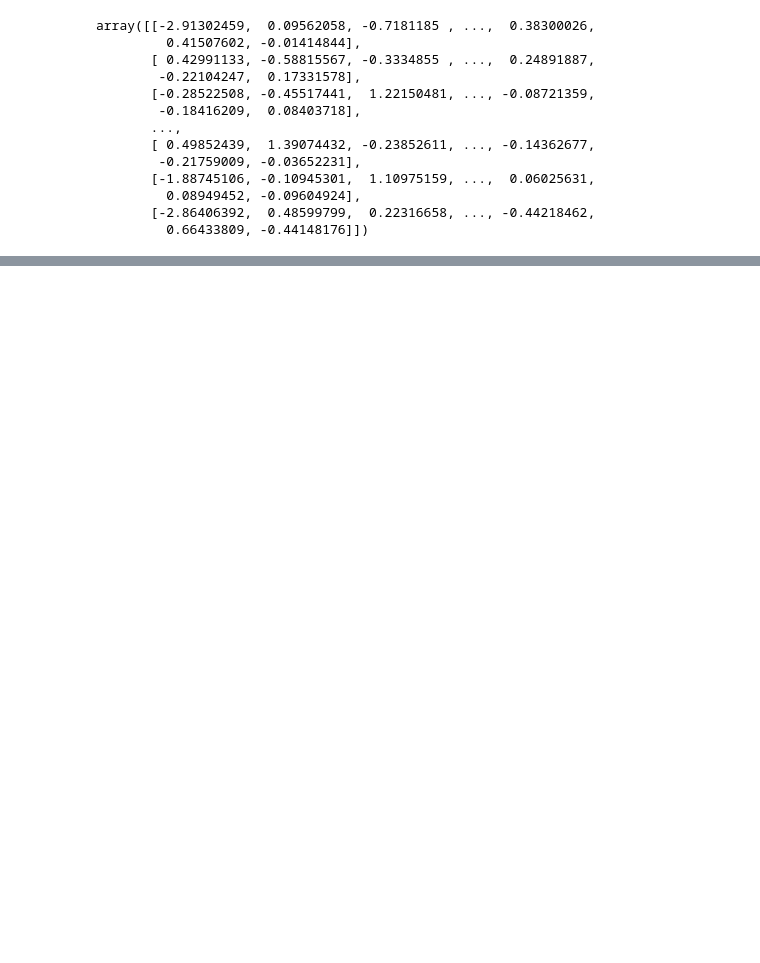
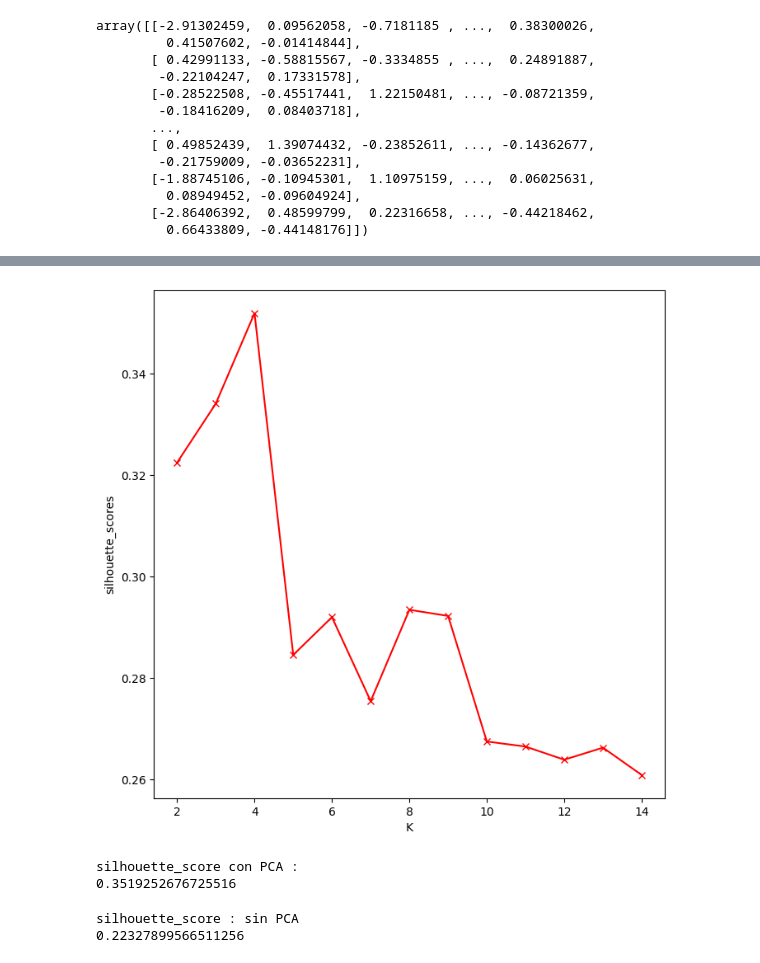
Before and after one commit to GerardoMayel/clustering, a Jupyter notebook: proyecto_clusters_paises.ipynb, the cells around one changed output, grey strips where cells are left out. Drawn from its saved outputs; the diff is of its cells as text; code cells hidden in the pictures; blank space fills up the shorter version.

```diff
--- a/proyecto_clusters_paises.ipynb
+++ b/proyecto_clusters_paises.ipynb
@@ -191,0 +260,26 @@ array([[-2.91302459,  0.09562058, -0.7181185 , ...,  0.38300026,
+# %%
+plt.figure(figsize=(8,8))
+plt.plot(K, silhouette_scores, 'rx-')
+plt.xlabel('K')
+plt.ylabel('silhouette_scores')
+plt.show()
+# %% [output]
+[figure, added]
+# %%
+km = KMeans(n_clusters = 4)
+y = km.fit_predict(pca_data_standard)
+print('silhouette_score con PCA :')
+print(silhouette_score(pca_data_standard, y))
+df_country['k_means_pca'] = y
+# %% [output]
+silhouette_score con PCA :
+0.3519252676725516
+# %%
+km = KMeans(n_clusters = 5)
+y = km.fit_predict(df_country_scaled)
+print('silhouette_score : sin PCA')
+print(silhouette_score(df_country_scaled, y))
+df_country['k_means_pca'] = y
+# %% [output]
+silhouette_score : sin PCA
+0.22327899566511256
```
Also changed, not shown: parts of 22 cells of this notebook.
